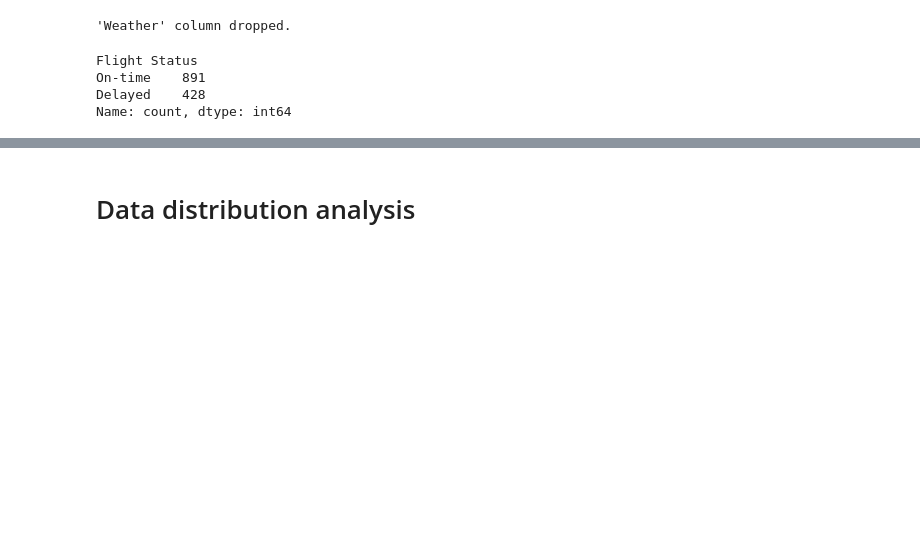
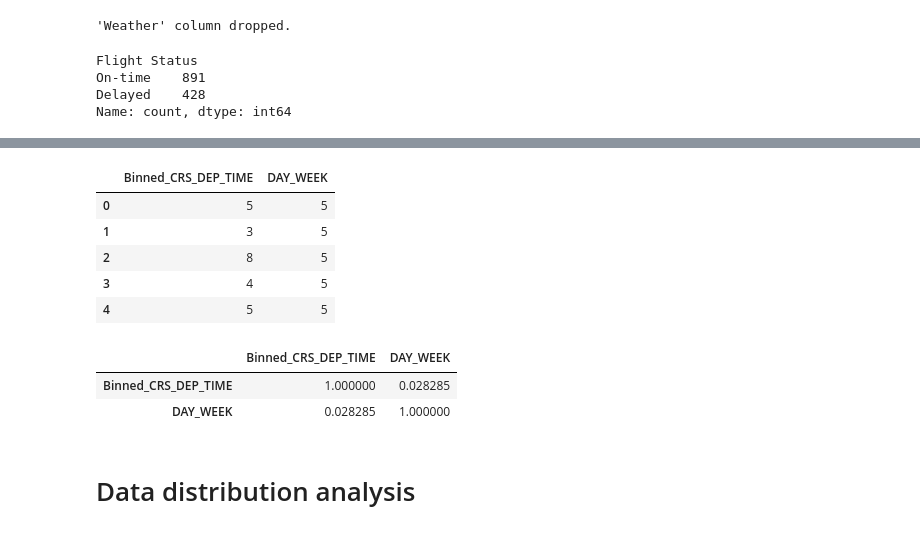
Before and after one commit to aliowx/activity-goal-prediction, a Jupyter notebook: notebook/final_model_notebook.ipynb, the cells around one changed output, grey strips where cells are left out. Cells and saved outputs as stored; diff of their text form; code cells hidden in the pictures; blank space fills up the shorter version.

```diff
--- a/notebook/final_model_notebook.ipynb
+++ b/notebook/final_model_notebook.ipynb
@@ -119,3 +96,20 @@ Name: count, dtype: int64
+# %%
+numeric_df = df.select_dtypes(include='number')
+# %%
+numeric_df.head()
+# %% [output]
+|  | Binned_CRS_DEP_TIME | DAY_WEEK |
+| 0 | 5 | 5 |
+| 1 | 3 | 5 |
+| 2 | 8 | 5 |
+| 3 | 4 | 5 |
+| 4 | 5 | 5 |
+# %%
+numeric_df.corr()
+# %% [output]
+|  | Binned_CRS_DEP_TIME | DAY_WEEK |
+| Binned_CRS_DEP_TIME | 1.000000 | 0.028285 |
+| DAY_WEEK | 0.028285 | 1.000000 |
 # %% [markdown]
 # Data distribution analysis
 # %%
```
Also changed, not shown: parts of 72 cells of this notebook.
